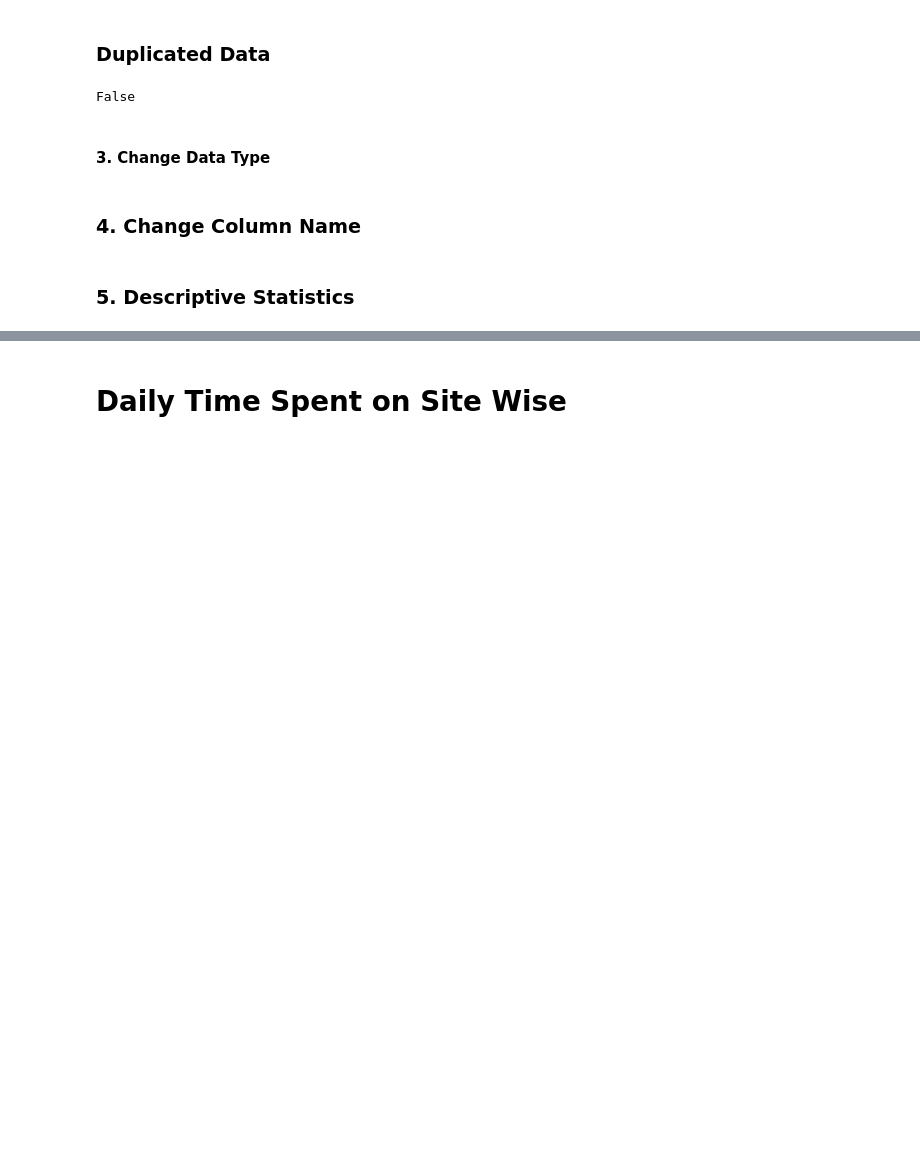
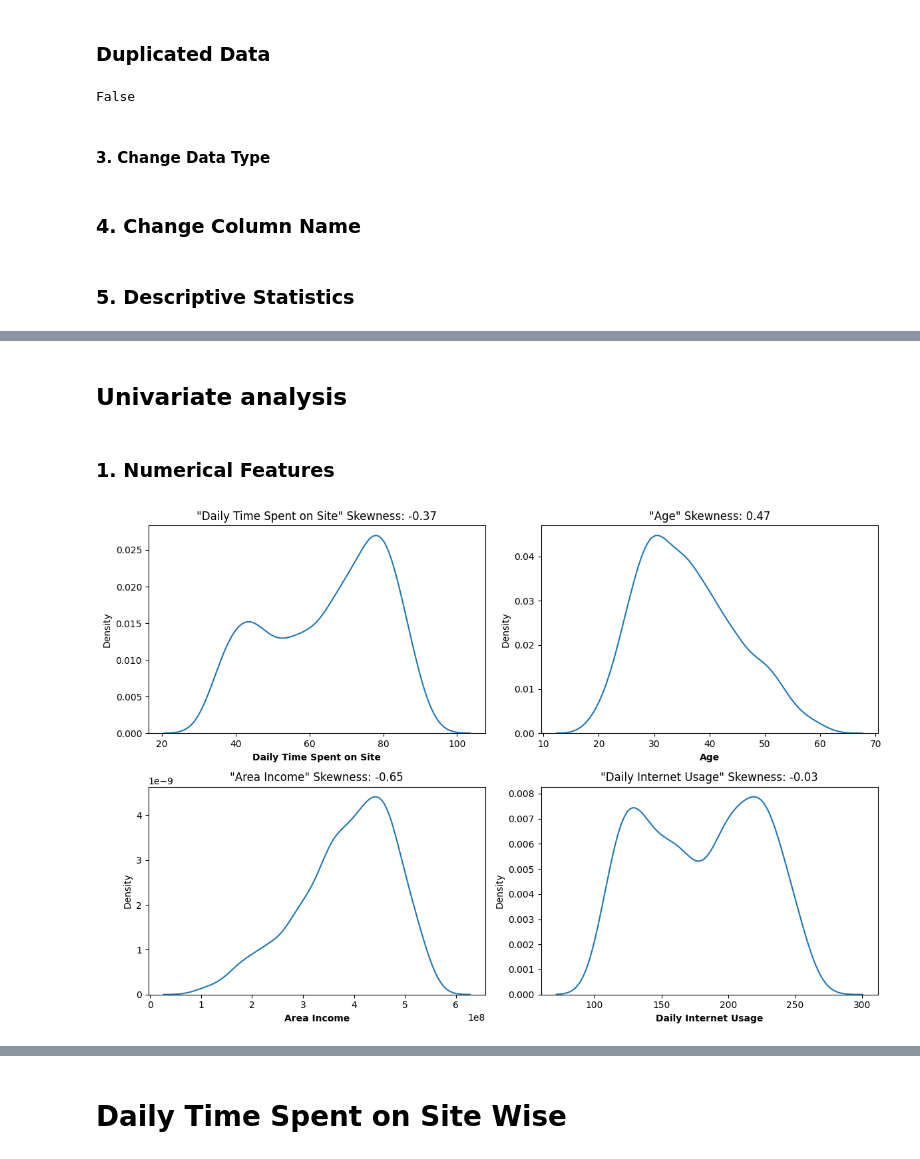
Before and after one commit to Beyoojn/predictclickads, a Jupyter notebook: advertisement.ipynb, the cells around one changed output, grey strips where cells are left out. Drawn from its saved outputs; the diff is of its cells as text; code cells hidden in the pictures; blank space fills up the shorter version.

```diff
--- a/advertisement.ipynb
+++ b/advertisement.ipynb
@@ -28,7 +46,8 @@
 ### 1. Dataset Overview
 # %%
 import pandas as pd
-df = pd.read_csv('Clicked Ads Dataset.csv')
+df = pd.read_csv('/content/drive/MyDrive/Colab Notebooks/Clicked Ads Dataset.csv')
+# df = pd.read_csv('Clicked Ads Dataset.csv')
 df.head()
 # %% [output]
 |  | Unnamed: 0 | Daily Time Spent on Site | Age | Area Income | Daily Internet Usage | Male | Timestamp | ... |
@@ -122,0 +170,16 @@ df_clean.sample(5)
+# %% [markdown]
+## Univariate analysis
+# %% [markdown]
+### 1. Numerical Features
+# %%
+skewness = df[nums].skew()
+
+plt.figure(figsize = (12,8))
+for i in range(len(nums)):
+    plt.subplot(2, 2, i+1)
+    sns.kdeplot(df[nums[i]])
+    plt.xlabel(nums[i], fontsize=10, fontweight = 'bold')
+    plt.title(f'"{nums[i]}"'+f' Skewness: {round(skewness[i], 2)}')
+    plt.tight_layout()
+# %% [output]
+[figure, added]
```
Also changed, not shown: parts of 42 cells of this notebook.
